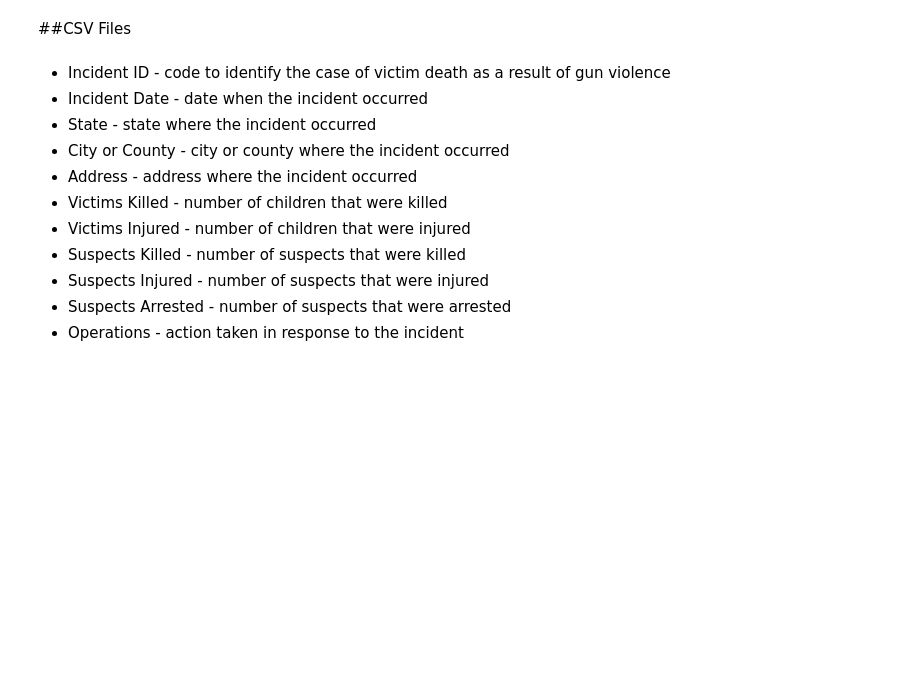
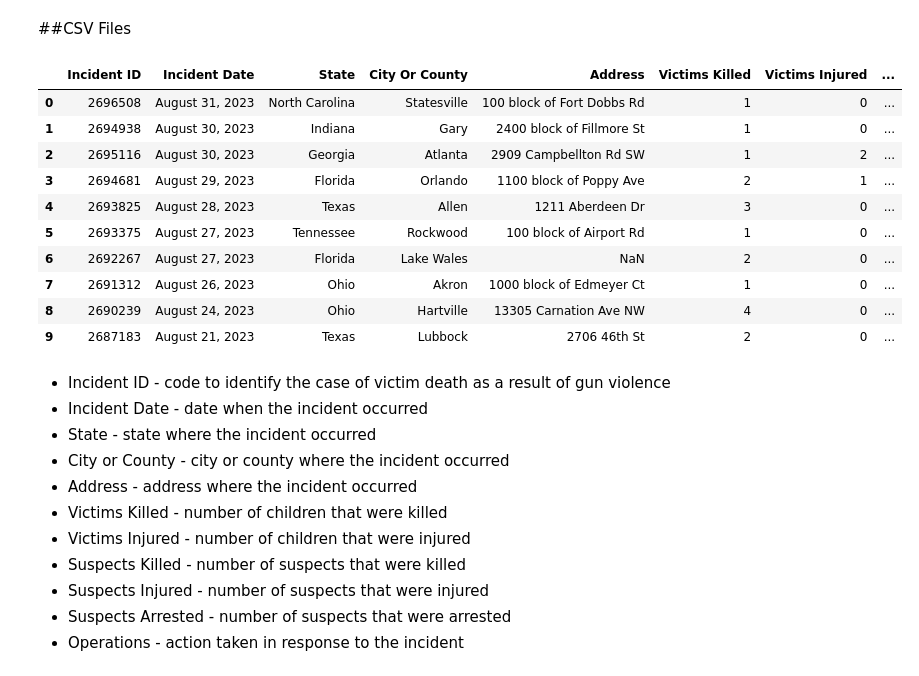
Before and after one commit to stephe-hu/datacsi_1_loading, a Jupyter notebook: hha507Assignment1.ipynb, the cells around one changed output. Drawn from its saved outputs; the diff is of its cells as text; code cells hidden in the pictures; blank space fills up the shorter version.

```diff
--- a/hha507Assignment1.ipynb
+++ b/hha507Assignment1.ipynb
@@ -6,6 +6,21 @@
 import pandas as pd
 # %% [markdown]
 ##CSV Files
+# %%
+dataset1 = pd.read_csv('gun_violence_children_deaths.csv')
+dataset1.head(10)
+# %% [output]
+|  | Incident ID | Incident Date | State | City Or County | Address | Victims Killed | Victims Injured | ... |
+| 0 | 2696508 | August 31, 2023 | North Carolina | Statesville | 100 block of Fort Dobbs Rd | 1 | 0 | ... |
+| 1 | 2694938 | August 30, 2023 | Indiana | Gary | 2400 block of Fillmore St | 1 | 0 | ... |
+| 2 | 2695116 | August 30, 2023 | Georgia | Atlanta | 2909 Campbellton Rd SW | 1 | 2 | ... |
+| 3 | 2694681 | August 29, 2023 | Florida | Orlando | 1100 block of Poppy Ave | 2 | 1 | ... |
+| 4 | 2693825 | August 28, 2023 | Texas | Allen | 1211 Aberdeen Dr | 3 | 0 | ... |
+| 5 | 2693375 | August 27, 2023 | Tennessee | Rockwood | 100 block of Airport Rd | 1 | 0 | ... |
+| 6 | 2692267 | August 27, 2023 | Florida | Lake Wales | NaN | 2 | 0 | ... |
+| 7 | 2691312 | August 26, 2023 | Ohio | Akron | 1000 block of Edmeyer Ct | 1 | 0 | ... |
+| 8 | 2690239 | August 24, 2023 | Ohio | Hartville | 13305 Carnation Ave NW | 4 | 0 | ... |
+| 9 | 2687183 | August 21, 2023 | Texas | Lubbock | 2706 46th St | 2 | 0 | ... |
 # %% [markdown]
 
 
```
